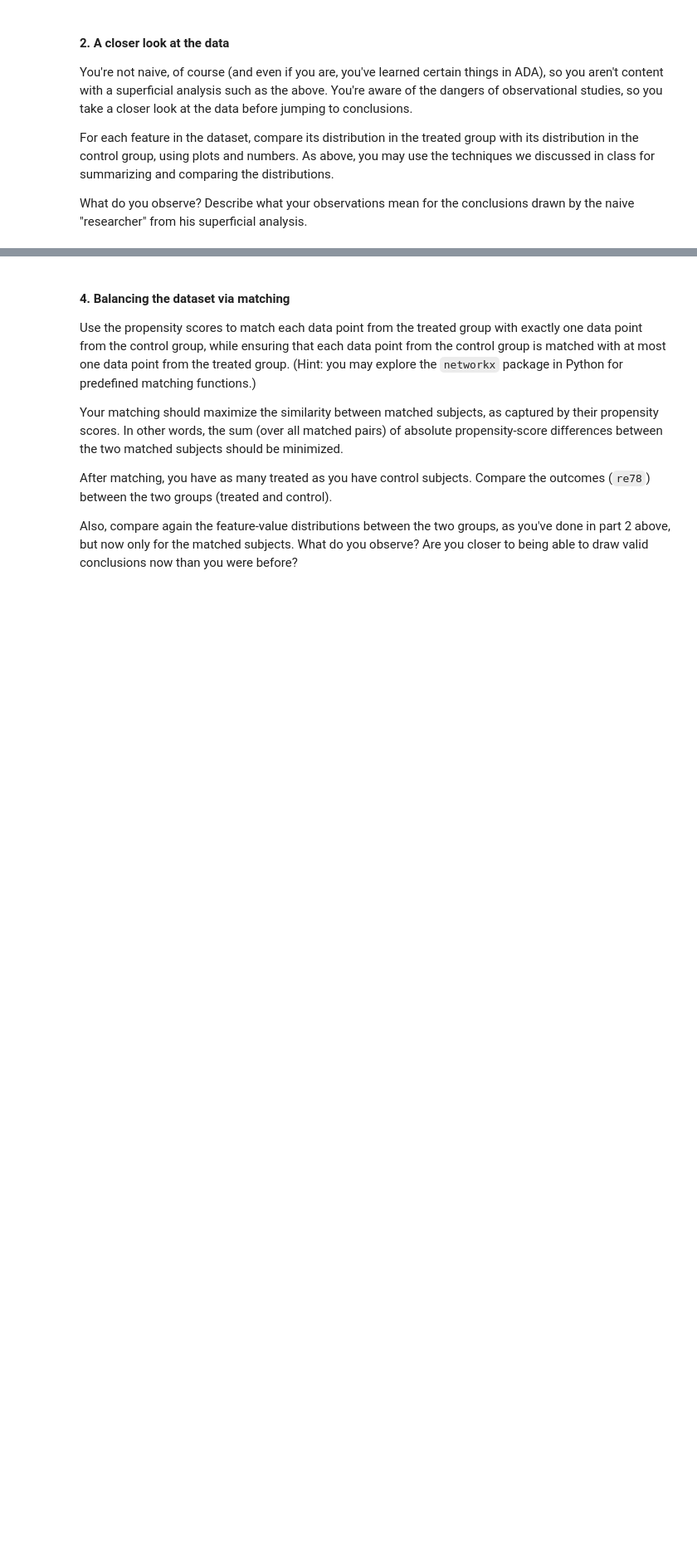
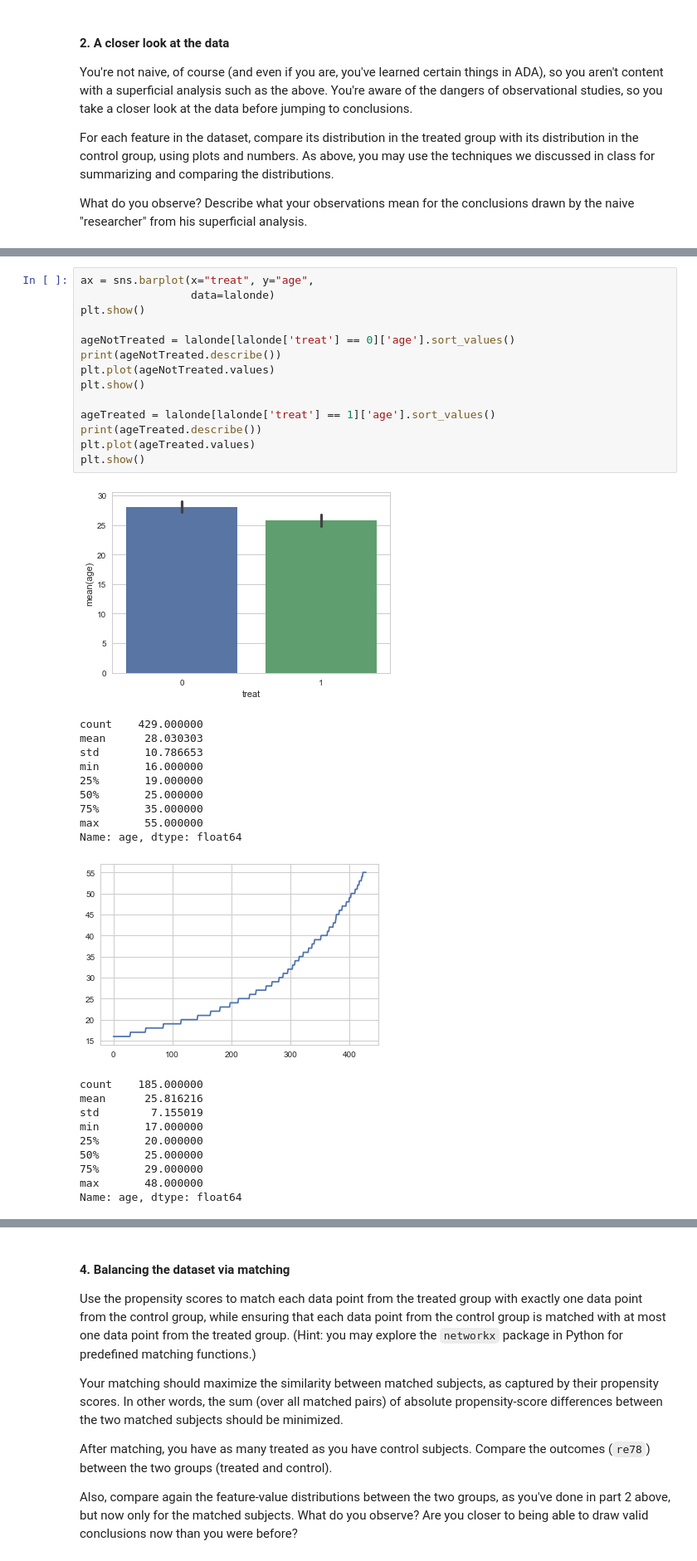
Before and after one commit to mj2905/ProjectMYP, a Jupyter notebook: HW4/Homework 4 Marc.ipynb, the cells around one changed output, grey strips where cells are left out. Shown: that part at 83% size. Saved outputs shown, nothing was run; the diff lists cells and outputs as text; blank space fills up the shorter version.

```diff
--- a/HW4/Homework 4 Marc.ipynb
+++ b/HW4/Homework 4 Marc.ipynb
@@ -65,0 +166,35 @@ Describe what your observations mean for the conclusions drawn by the naive "res
+# %%
+ax = sns.barplot(x="treat", y="age",
+                 data=lalonde)
+plt.show()
+
+ageNotTreated = lalonde[lalonde['treat'] == 0]['age'].sort_values()
+print(ageNotTreated.describe())
+plt.plot(ageNotTreated.values)
+plt.show()
+
+ageTreated = lalonde[lalonde['treat'] == 1]['age'].sort_values()
+print(ageTreated.describe())
+plt.plot(ageTreated.values)
+plt.show()
+# %% [output]
+[figure, added]
+count    429.000000
+mean      28.030303
+std       10.786653
+min       16.000000
+25%       19.000000
+50%       25.000000
+75%       35.000000
+max       55.000000
+Name: age, dtype: float64
+[figure, added]
+count    185.000000
+mean      25.816216
+std        7.155019
+min       17.000000
+25%       20.000000
+50%       25.000000
+75%       29.000000
+max       48.000000
+Name: age, dtype: float64
```
Also changed, not shown: parts of 35 cells of this notebook.
